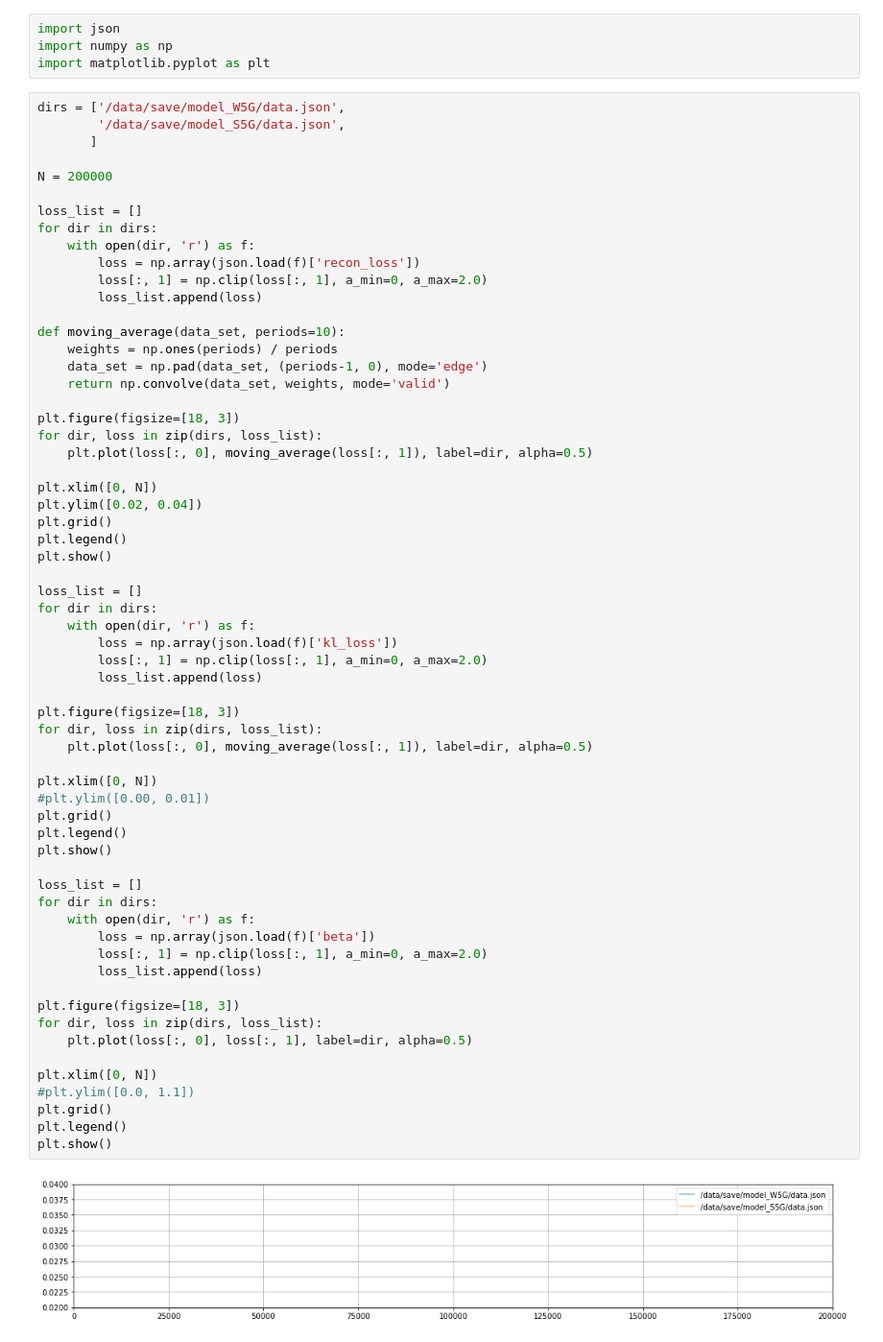
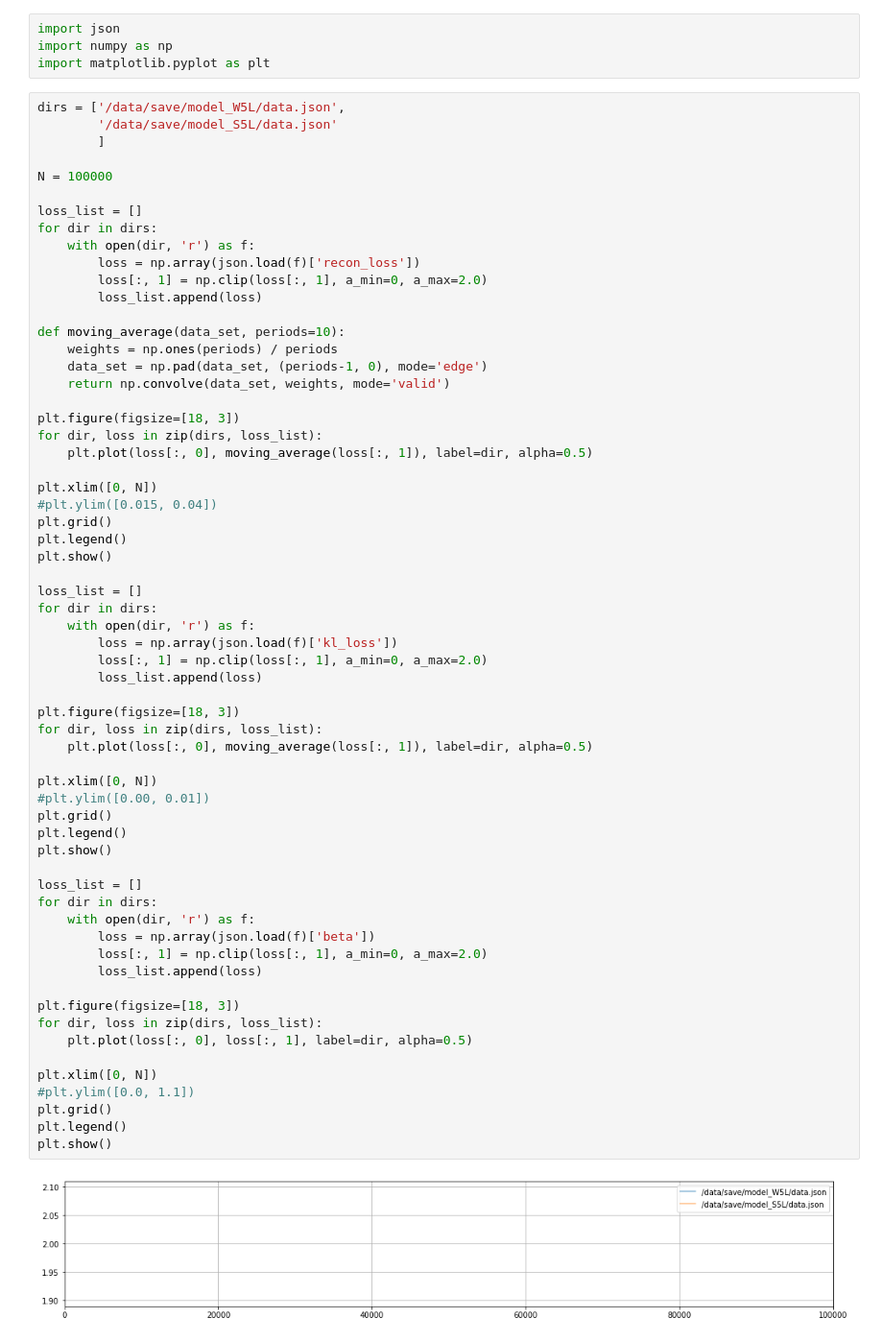
Before and after one commit to scpark20/kimchi-tts, a Jupyter notebook: loss_graph.ipynb, the cells around one changed output. Shown at 96% size. Saved outputs shown, nothing was run; the diff lists cells and outputs as text.

```diff
--- a/loss_graph.ipynb
+++ b/loss_graph.ipynb
@@ -3,11 +3,11 @@ import json
 import numpy as np
 import matplotlib.pyplot as plt
 # %%
-dirs = ['/data/save/model_W5G/data.json',
-        '/data/save/model_S5G/data.json',
-       ]
+dirs = ['/data/save/model_W5L/data.json',
+        '/data/save/model_S5L/data.json'
+        ]
 
-N = 200000
+N = 100000
 
 loss_list = []
 for dir in dirs:
@@ -26,7 +26,7 @@ for dir, loss in zip(dirs, loss_list):
     plt.plot(loss[:, 0], moving_average(loss[:, 1]), label=dir, alpha=0.5)
 
 plt.xlim([0, N])
-plt.ylim([0.02, 0.04])
+#plt.ylim([0.015, 0.04])
 plt.grid()
 plt.legend()
 plt.show()
@@ -38,31 +38,31 @@ for dir in dirs:
         loss[:, 1] = np.clip(loss[:, 1], a_min=0, a_max=2.0)
         loss_list.append(loss)
 
 plt.figure(figsize=[18, 3])
 for dir, loss in zip(dirs, loss_list):
     plt.plot(loss[:, 0], moving_average(loss[:, 1]), label=dir, alpha=0.5)
 
 plt.xlim([0, N])
 #plt.ylim([0.00, 0.01])
 plt.grid()
 plt.legend()
 plt.show()
 
 loss_list = []
 for dir in dirs:
     with open(dir, 'r') as f:
         loss = np.array(json.load(f)['beta'])
         loss[:, 1] = np.clip(loss[:, 1], a_min=0, a_max=2.0)
         loss_list.append(loss)
 
 plt.figure(figsize=[18, 3])
 for dir, loss in zip(dirs, loss_list):
     plt.plot(loss[:, 0], loss[:, 1], label=dir, alpha=0.5)
 
 plt.xlim([0, N])
 #plt.ylim([0.0, 1.1])
 plt.grid()
 plt.legend()
 plt.show()
 # %% [output]
-[figure, old version]
+[figure, new version]
```
Also changed, not shown: parts of 1 cell of this notebook, 11 other files.
